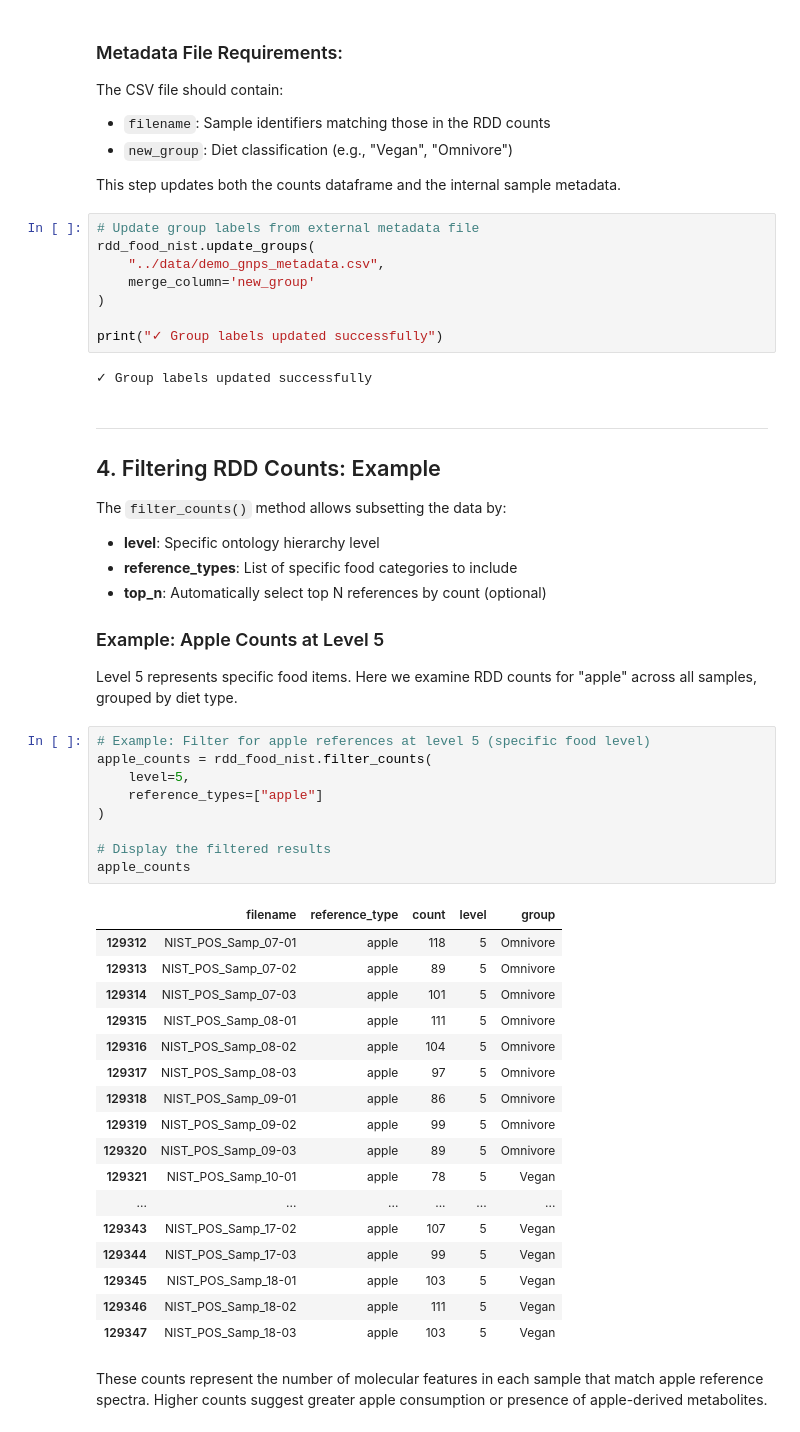
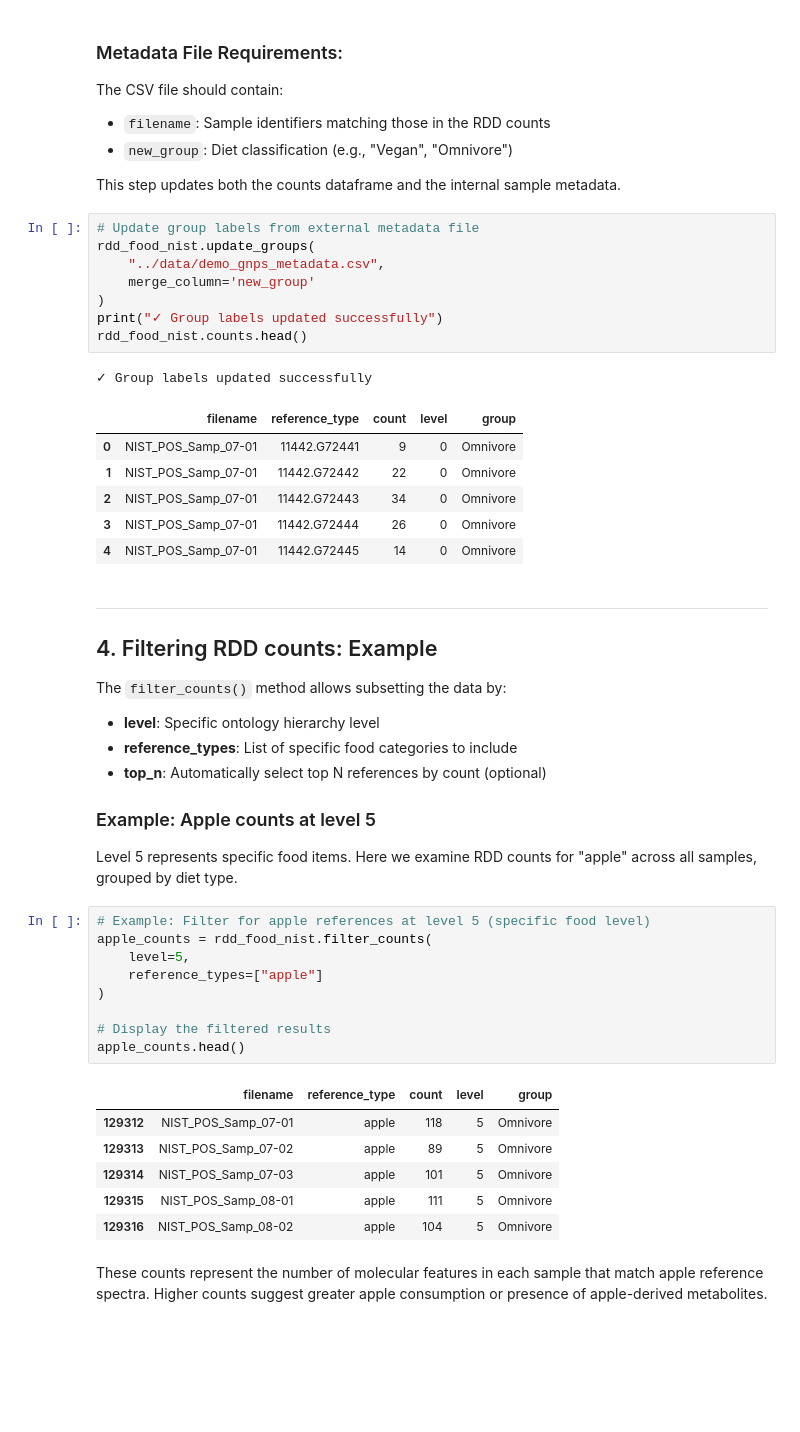
Before and after one commit to bittremieuxlab/gnps-rdd, a Jupyter notebook: rdd/notebooks/example_notebook.ipynb, the cells around one changed output. Drawn from its saved outputs; the diff is of its cells as text; blank space fills up the shorter version.

```diff
--- a/rdd/notebooks/example_notebook.ipynb
+++ b/rdd/notebooks/example_notebook.ipynb
@@ -118,50 +128,45 @@ rdd_food_nist.update_groups(
     "../data/demo_gnps_metadata.csv",
     merge_column='new_group'
 )
-
 print("✓ Group labels updated successfully")
+rdd_food_nist.counts.head()
 # %% [output]
 ✓ Group labels updated successfully
+|  | filename | reference_type | count | level | group |
+| 0 | NIST_POS_Samp_07-01 | 11442.G72441 | 9 | 0 | Omnivore |
+| 1 | NIST_POS_Samp_07-01 | 11442.G72442 | 22 | 0 | Omnivore |
+| 2 | NIST_POS_Samp_07-01 | 11442.G72443 | 34 | 0 | Omnivore |
+| 3 | NIST_POS_Samp_07-01 | 11442.G72444 | 26 | 0 | Omnivore |
+| 4 | NIST_POS_Samp_07-01 | 11442.G72445 | 14 | 0 | Omnivore |
 # %% [markdown]
 ---
 
-## 4. Filtering RDD Counts: Example
+## 4. Filtering RDD counts: Example
 
 The `filter_counts()` method allows subsetting the data by:
 - **level**: Specific ontology hierarchy level
 - **reference_types**: List of specific food categories to include
 - **top_n**: Automatically select top N references by count (optional)
 
-### Example: Apple Counts at Level 5
+### Example: Apple counts at level 5
 
 Level 5 represents specific food items. Here we examine RDD counts for "apple" across all samples, grouped by diet type.
 # %%
 # Example: Filter for apple references at level 5 (specific food level)
 apple_counts = rdd_food_nist.filter_counts(
     level=5,
     reference_types=["apple"]
 )
 
 # Display the filtered results
-apple_counts
+apple_counts.head()
 # %% [output]
 |  | filename | reference_type | count | level | group |
 | 129312 | NIST_POS_Samp_07-01 | apple | 118 | 5 | Omnivore |
 | 129313 | NIST_POS_Samp_07-02 | apple | 89 | 5 | Omnivore |
 | 129314 | NIST_POS_Samp_07-03 | apple | 101 | 5 | Omnivore |
 | 129315 | NIST_POS_Samp_08-01 | apple | 111 | 5 | Omnivore |
 | 129316 | NIST_POS_Samp_08-02 | apple | 104 | 5 | Omnivore |
-| 129317 | NIST_POS_Samp_08-03 | apple | 97 | 5 | Omnivore |
-| 129318 | NIST_POS_Samp_09-01 | apple | 86 | 5 | Omnivore |
-| 129319 | NIST_POS_Samp_09-02 | apple | 99 | 5 | Omnivore |
-| 129320 | NIST_POS_Samp_09-03 | apple | 89 | 5 | Omnivore |
-| 129321 | NIST_POS_Samp_10-01 | apple | 78 | 5 | Vegan |
-| ... | ... | ... | ... | ... | ... |
-| 129343 | NIST_POS_Samp_17-02 | apple | 107 | 5 | Vegan |
-| 129344 | NIST_POS_Samp_17-03 | apple | 99 | 5 | Vegan |
-| 129345 | NIST_POS_Samp_18-01 | apple | 103 | 5 | Vegan |
-| 129346 | NIST_POS_Samp_18-02 | apple | 111 | 5 | Vegan |
-| 129347 | NIST_POS_Samp_18-03 | apple | 103 | 5 | Vegan |
 # %% [markdown]
 These counts represent the number of molecular features in each sample that match apple reference spectra. Higher counts suggest greater apple consumption or presence of apple-derived metabolites.
 # %% [markdown]
```
Also changed, not shown: parts of 11 cells of this notebook, 3 other files.
